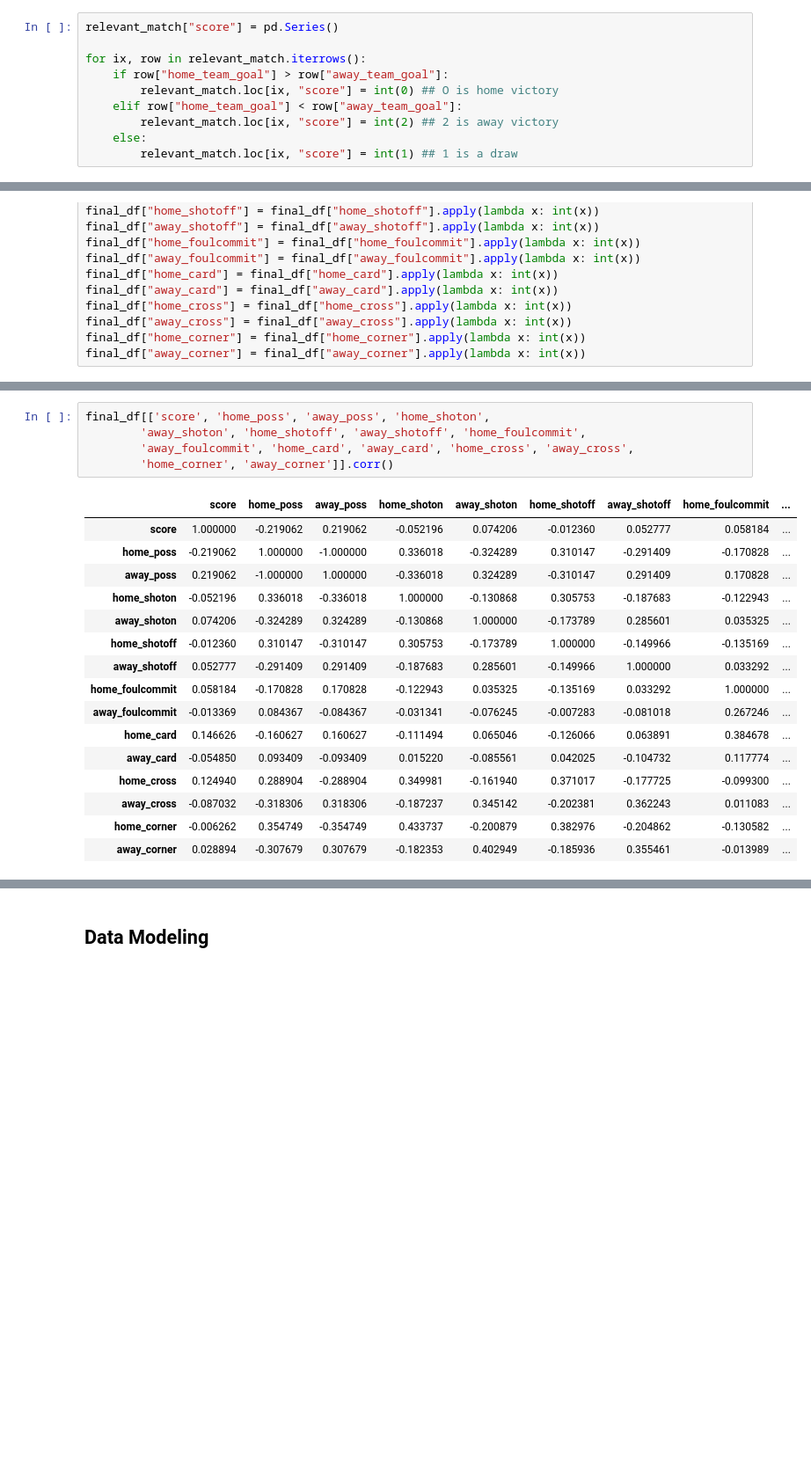
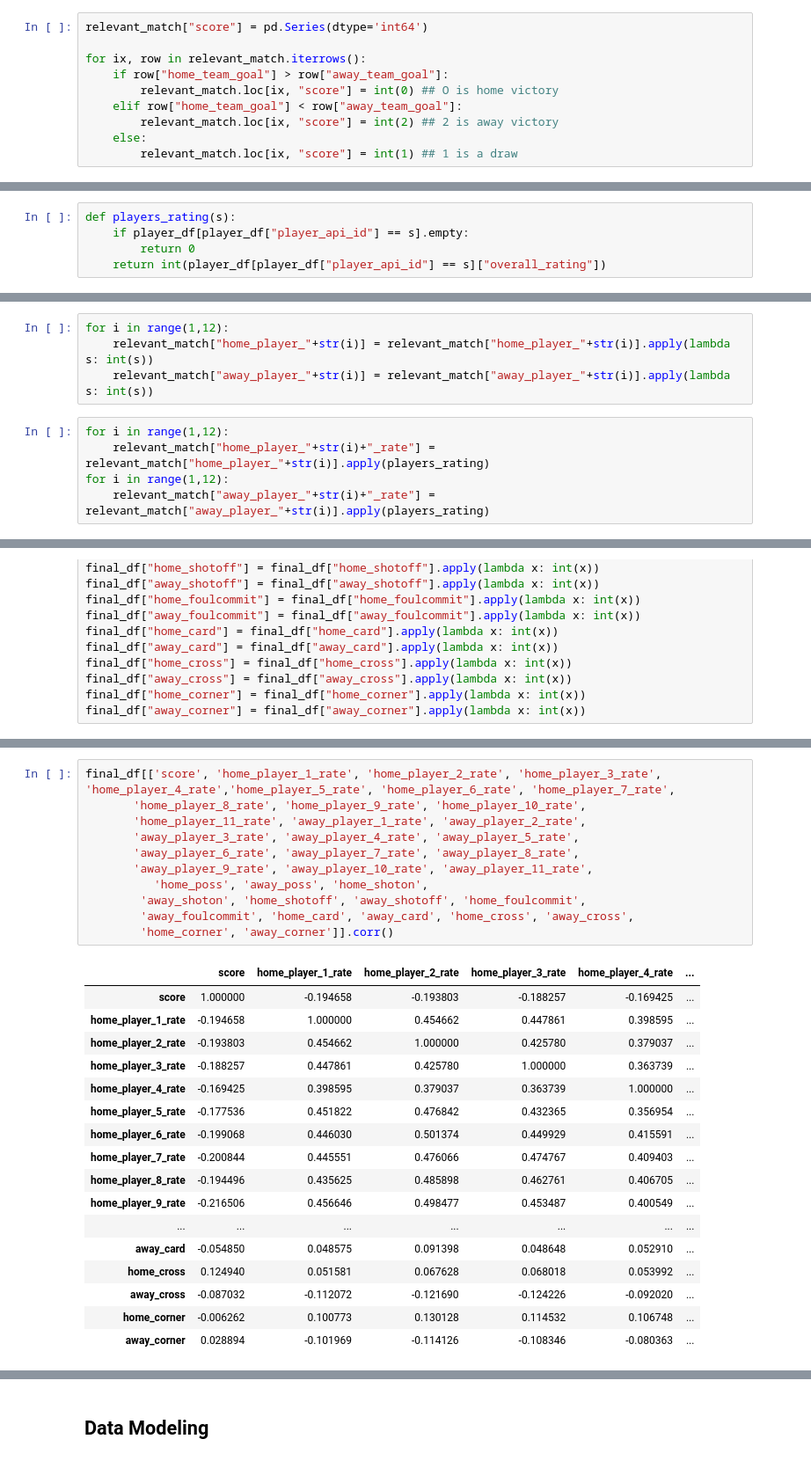
Before and after one commit to OlivierPaulo/Football_Bet, a Jupyter notebook: notebooks/data-analysis.ipynb, the cells around one changed output, grey strips where cells are left out. Shown at 88% size. Saved outputs shown, nothing was run; the diff lists cells and outputs as text; blank space fills up the shorter version.

```diff
--- a/notebooks/data-analysis.ipynb
+++ b/notebooks/data-analysis.ipynb
@@ -338,7 +376,7 @@ Data columns (total 41 columns):
 dtypes: float64(22), int64(9), object(10)
 memory usage: 5.1+ MB
 # %%
-relevant_match["score"] = pd.Series()
+relevant_match["score"] = pd.Series(dtype='int64')
 
 for ix, row in relevant_match.iterrows():
     if row["home_team_goal"] > row["away_team_goal"]:
@@ -815,0 +896,5 @@ relevant_match
+# %%
+def players_rating(s):
+    if player_df[player_df["player_api_id"] == s].empty:
+        return 0
+    return int(player_df[player_df["player_api_id"] == s]["overall_rating"])
@@ -815,0 +933,9 @@ relevant_match
+# %%
+for i in range(1,12):
+    relevant_match["home_player_"+str(i)] = relevant_match["home_player_"+str(i)].apply(lambda s: int(s))
+    relevant_match["away_player_"+str(i)] = relevant_match["away_player_"+str(i)].apply(lambda s: int(s))
+# %%
+for i in range(1,12):
+    relevant_match["home_player_"+str(i)+"_rate"] = relevant_match["home_player_"+str(i)].apply(players_rating)
+for i in range(1,12):
+    relevant_match["away_player_"+str(i)+"_rate"] = relevant_match["away_player_"+str(i)].apply(players_rating)
@@ -958,23 +1094,30 @@ final_df[['score', 'home_player_1', 'home_player_2',
 7649 rows × 37 columns
 # %%
-final_df[['score', 'home_poss', 'away_poss', 'home_shoton',
+final_df[['score', 'home_player_1_rate', 'home_player_2_rate', 'home_player_3_rate', 'home_player_4_rate','home_player_5_rate', 'home_player_6_rate', 'home_player_7_rate',
+       'home_player_8_rate', 'home_player_9_rate', 'home_player_10_rate',
+       'home_player_11_rate', 'away_player_1_rate', 'away_player_2_rate',
+       'away_player_3_rate', 'away_player_4_rate', 'away_player_5_rate',
+       'away_player_6_rate', 'away_player_7_rate', 'away_player_8_rate',
+       'away_player_9_rate', 'away_player_10_rate', 'away_player_11_rate',
+          'home_poss', 'away_poss', 'home_shoton',
         'away_shoton', 'home_shotoff', 'away_shotoff', 'home_foulcommit',
         'away_foulcommit', 'home_card', 'away_card', 'home_cross', 'away_cross',
         'home_corner', 'away_corner']].corr()
 # %% [output]
-|  | score | home_poss | away_poss | home_shoton | away_shoton | home_shotoff | away_shotoff | home_foulcommit | ... |
-| score | 1.000000 | -0.219062 | 0.219062 | -0.052196 | 0.074206 | -0.012360 | 0.052777 | 0.058184 | ... |
-| home_poss | -0.219062 | 1.000000 | -1.000000 | 0.336018 | -0.324289 | 0.310147 | -0.291409 | -0.170828 | ... |
-| away_poss | 0.219062 | -1.000000 | 1.000000 | -0.336018 | 0.324289 | -0.310147 | 0.291409 | 0.170828 | ... |
-| home_shoton | -0.052196 | 0.336018 | -0.336018 | 1.000000 | -0.130868 | 0.305753 | -0.187683 | -0.122943 | ... |
-| away_shoton | 0.074206 | -0.324289 | 0.324289 | -0.130868 | 1.000000 | -0.173789 | 0.285601 | 0.035325 | ... |
-| home_shotoff | -0.012360 | 0.310147 | -0.310147 | 0.305753 | -0.173789 | 1.000000 | -0.149966 | -0.135169 | ... |
-| away_shotoff | 0.052777 | -0.291409 | 0.291409 | -0.187683 | 0.285601 | -0.149966 | 1.000000 | 0.033292 | ... |
-| home_foulcommit | 0.058184 | -0.170828 | 0.170828 | -0.122943 | 0.035325 | -0.135169 | 0.033292 | 1.000000 | ... |
-| away_foulcommit | -0.013369 | 0.084367 | -0.084367 | -0.031341 | -0.076245 | -0.007283 | -0.081018 | 0.267246 | ... |
-| home_card | 0.146626 | -0.160627 | 0.160627 | -0.111494 | 0.065046 | -0.126066 | 0.063891 | 0.384678 | ... |
-| away_card | -0.054850 | 0.093409 | -0.093409 | 0.015220 | -0.085561 | 0.042025 | -0.104732 | 0.117774 | ... |
-| home_cross | 0.124940 | 0.288904 | -0.288904 | 0.349981 | -0.161940 | 0.371017 | -0.177725 | -0.099300 | ... |
-| away_cross | -0.087032 | -0.318306 | 0.318306 | -0.187237 | 0.345142 | -0.202381 | 0.362243 | 0.011083 | ... |
-| home_corner | -0.006262 | 0.354749 | -0.354749 | 0.433737 | -0.200879 | 0.382976 | -0.204862 | -0.130582 | ... |
-| away_corner | 0.028894 | -0.307679 | 0.307679 | -0.182353 | 0.402949 | -0.185936 | 0.355461 | -0.013989 | ... |
+|  | score | home_player_1_rate | home_player_2_rate | home_player_3_rate | home_player_4_rate | ... |
+| score | 1.000000 | -0.194658 | -0.193803 | -0.188257 | -0.169425 | ... |
+| home_player_1_rate | -0.194658 | 1.000000 | 0.454662 | 0.447861 | 0.398595 | ... |
+| home_player_2_rate | -0.193803 | 0.454662 | 1.000000 | 0.425780 | 0.379037 | ... |
+| home_player_3_rate | -0.188257 | 0.447861 | 0.425780 | 1.000000 | 0.363739 | ... |
+| home_player_4_rate | -0.169425 | 0.398595 | 0.379037 | 0.363739 | 1.000000 | ... |
+| home_player_5_rate | -0.177536 | 0.451822 | 0.476842 | 0.432365 | 0.356954 | ... |
+| home_player_6_rate | -0.199068 | 0.446030 | 0.501374 | 0.449929 | 0.415591 | ... |
+| home_player_7_rate | -0.200844 | 0.445551 | 0.476066 | 0.474767 | 0.409403 | ... |
+| home_player_8_rate | -0.194496 | 0.435625 | 0.485898 | 0.462761 | 0.406705 | ... |
+| home_player_9_rate | -0.216506 | 0.456646 | 0.498477 | 0.453487 | 0.400549 | ... |
+| ... | ... | ... | ... | ... | ... | ... |
+| away_card | -0.054850 | 0.048575 | 0.091398 | 0.048648 | 0.052910 | ... |
+| home_cross | 0.124940 | 0.051581 | 0.067628 | 0.068018 | 0.053992 | ... |
+| away_cross | -0.087032 | -0.112072 | -0.121690 | -0.124226 | -0.092020 | ... |
+| home_corner | -0.006262 | 0.100773 | 0.130128 | 0.114532 | 0.106748 | ... |
+| away_corner | 0.028894 | -0.101969 | -0.114126 | -0.108346 | -0.080363 | ... |
```
Also changed, not shown: parts of 85 cells of this notebook, 1 other file.
